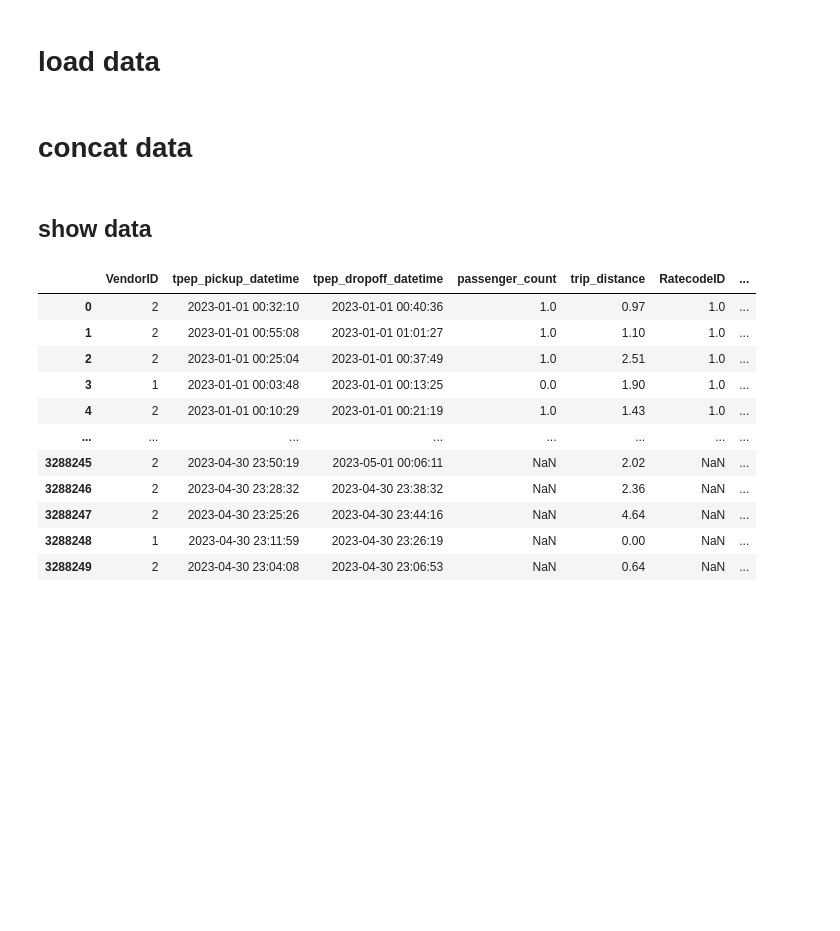
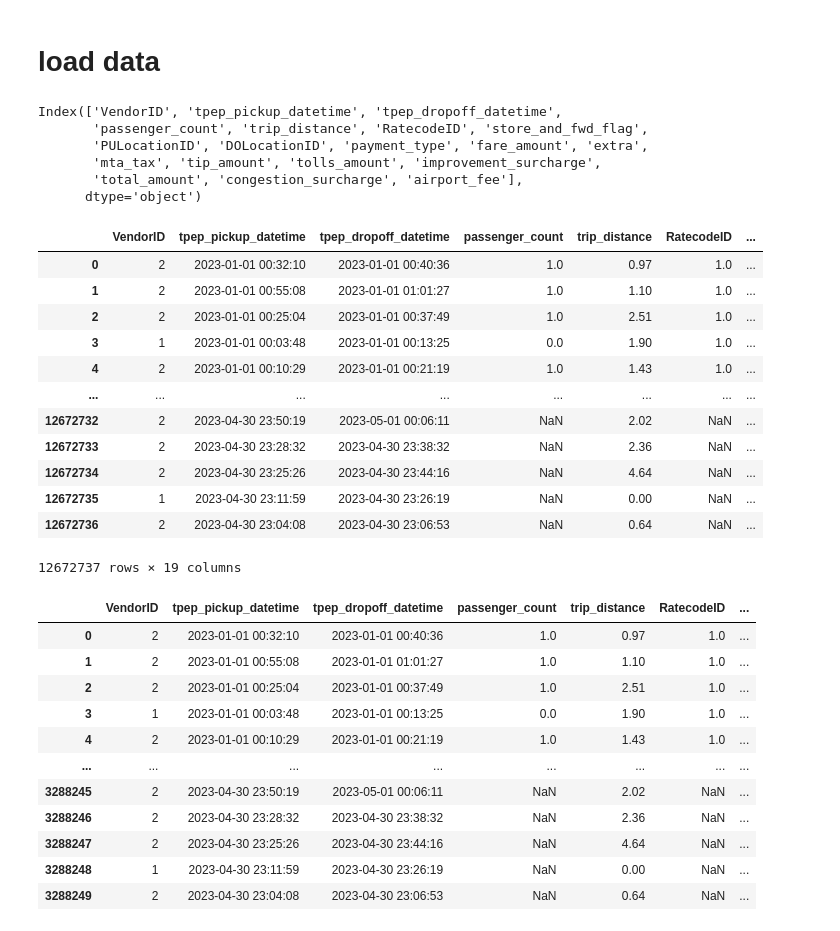
Before and after one commit to Shahla9/New-York-taxi-demand-prediction, a Jupyter notebook: notebooks/data preparation.ipynb, the cells around one changed output. Drawn from its saved outputs; the diff is of its cells as text; code cells hidden in the pictures; blank space fills up the shorter version.

Commit message:
refactore data preparation notebook

```diff
--- a/notebooks/data preparation.ipynb
+++ b/notebooks/data preparation.ipynb
@@ -23,2 +15,12 @@ PATH_ZONES = "/home/shaghayegh/Downloads/project/NY/taxi_zones/taxi_zones.shp"
+# %%
+DATA_PATH = os.path.expanduser('~/class/new_york/data/.data/')
+
+START_DATE = pd.Timestamp('2023-01-01').date()
+END_DATE = pd.Timestamp('2023-04-30').date()
+
+POPULAR_AREA_COUNT = 50
+LAG_DAYS_COUNT = 10
+
+OUTPUT_DATASET_PATH = os.path.expanduser('~/class/new_york/data/dataset.csv')
 # %% [markdown]
 # load data
@@ -29,7 +27,27 @@ df = pd.concat(pd.read_parquet(path) for path in PATH)
-# %% [markdown]
-# concat data
-# %% [markdown]
-## show data
+# %%
+rides_df = pd.read_parquet(DATA_PATH)
+print(rides_df.columns)
+rides_df
+# %% [output]
+Index(['VendorID', 'tpep_pickup_datetime', 'tpep_dropoff_datetime',
+       'passenger_count', 'trip_distance', 'RatecodeID', 'store_and_fwd_flag',
+       'PULocationID', 'DOLocationID', 'payment_type', 'fare_amount', 'extra',
+       'mta_tax', 'tip_amount', 'tolls_amount', 'improvement_surcharge',
+       'total_amount', 'congestion_surcharge', 'airport_fee'],
+      dtype='object')
+|  | VendorID | tpep_pickup_datetime | tpep_dropoff_datetime | passenger_count | trip_distance | RatecodeID | ... |
+| 0 | 2 | 2023-01-01 00:32:10 | 2023-01-01 00:40:36 | 1.0 | 0.97 | 1.0 | ... |
+| 1 | 2 | 2023-01-01 00:55:08 | 2023-01-01 01:01:27 | 1.0 | 1.10 | 1.0 | ... |
+| 2 | 2 | 2023-01-01 00:25:04 | 2023-01-01 00:37:49 | 1.0 | 2.51 | 1.0 | ... |
+| 3 | 1 | 2023-01-01 00:03:48 | 2023-01-01 00:13:25 | 0.0 | 1.90 | 1.0 | ... |
+| 4 | 2 | 2023-01-01 00:10:29 | 2023-01-01 00:21:19 | 1.0 | 1.43 | 1.0 | ... |
+| ... | ... | ... | ... | ... | ... | ... | ... |
+| 12672732 | 2 | 2023-04-30 23:50:19 | 2023-05-01 00:06:11 | NaN | 2.02 | NaN | ... |
+| 12672733 | 2 | 2023-04-30 23:28:32 | 2023-04-30 23:38:32 | NaN | 2.36 | NaN | ... |
+| 12672734 | 2 | 2023-04-30 23:25:26 | 2023-04-30 23:44:16 | NaN | 4.64 | NaN | ... |
+| 12672735 | 1 | 2023-04-30 23:11:59 | 2023-04-30 23:26:19 | NaN | 0.00 | NaN | ... |
+| 12672736 | 2 | 2023-04-30 23:04:08 | 2023-04-30 23:06:53 | NaN | 0.64 | NaN | ... |
+12672737 rows × 19 columns
 # %%
 df
 # %% [output]
```
Also changed, not shown: parts of 49 cells of this notebook, 1 other file.
